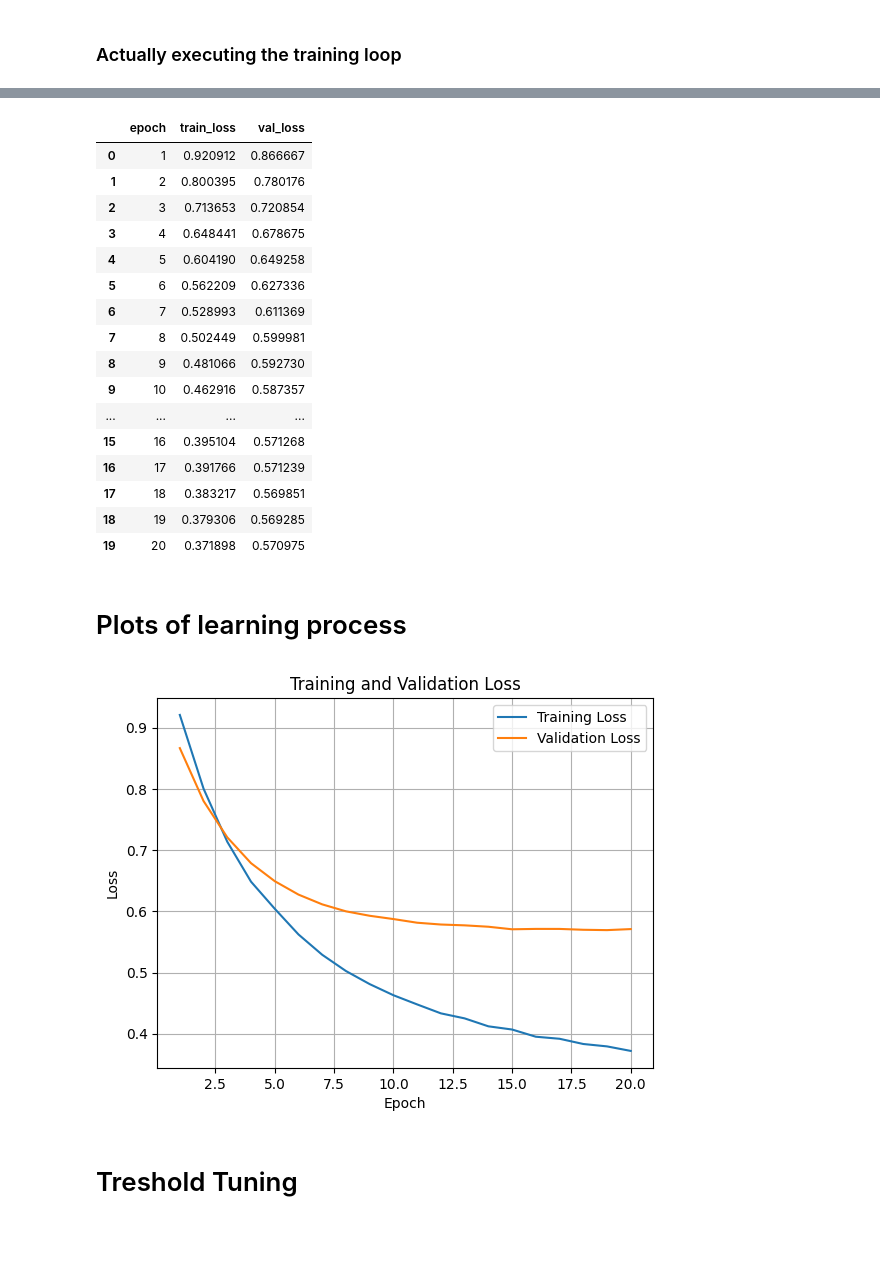
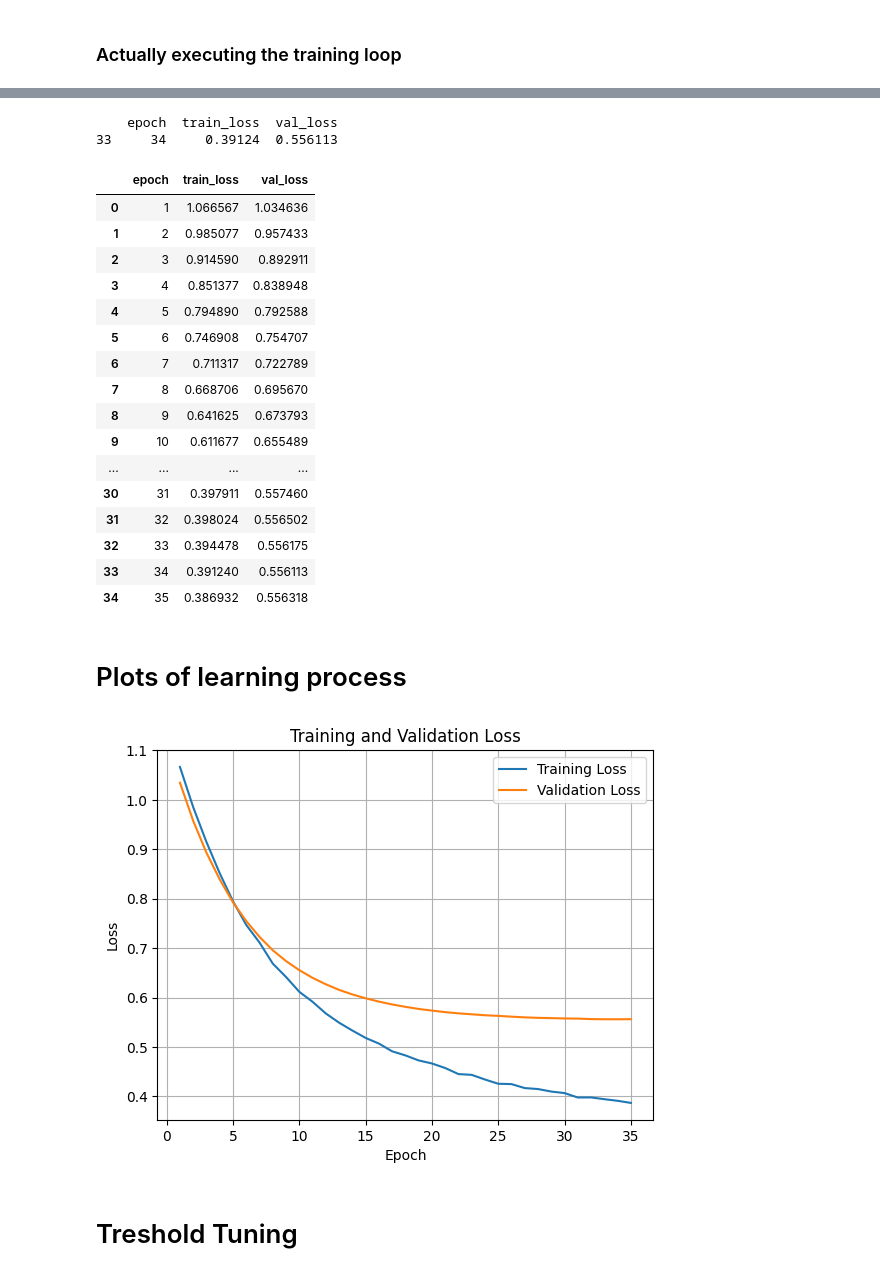
Before and after one commit to CsutiTheOne/Medical_Data_Processing, a Jupyter notebook: 4_MelanomaDetector.ipynb, the cells around one changed output, grey strips where cells are left out. Saved outputs shown, nothing was run; the diff lists cells and outputs as text; code cells hidden in the pictures; blank space fills up the shorter version.

```diff
--- a/4_MelanomaDetector.ipynb
+++ b/4_MelanomaDetector.ipynb
@@ -29,16 +29,16 @@ c.loadBest = False
 #+ Csak a végső osztályozót tanítom, ami ugyanaz minden backbone-nál
 #CoAtNetnél alapból 8e-7
 #Swinnél alapból: 8e-6
-c.learningRate = 2e-6   #initial learning rate (sched eta_min = lr * 0.1)
+c.learningRate = 1e-6   #initial learning rate (sched eta_min = lr * 0.1)
 
-c.weightDecay  = 8e-7   #nagyobb mer csak a head trainelődik
+c.weightDecay  = 5e-2
 #c.binaryThreshold = 0.35
 
 c.numClasses = 1  #Melanoma valószínüsége
 c.batchSize = 8
 c.workers = 8
 #this time its important to set epochs here
-c.trainingEpochs = 50
+c.trainingEpochs = 40
 # %% [markdown]
 # Initialize resources
 # %%
@@ -232,4 +232,4 @@ def trainingLoop(c:Config, tr:TrainingResources, stopAt = 0):
 c.training = True
 c.gpuSleep = 20
 
-trainingLoop(c, TR, stopAt=20)
+trainingLoop(c, TR, stopAt=35)
@@ -236,29 +239,33 @@ trainingLoop(c, TR, stopAt=20)
 # %%
+minLossRow = TR.history[ TR.history["val_loss"] == TR.history["val_loss"].min() ]
+print(minLossRow)
 display(TR.history)
 # %% [output]
+    epoch  train_loss  val_loss
+33     34     0.39124  0.556113
 |  | epoch | train_loss | val_loss |
-| 0 | 1 | 0.920912 | 0.866667 |
-| 1 | 2 | 0.800395 | 0.780176 |
-| 2 | 3 | 0.713653 | 0.720854 |
-| 3 | 4 | 0.648441 | 0.678675 |
-| 4 | 5 | 0.604190 | 0.649258 |
-| 5 | 6 | 0.562209 | 0.627336 |
-| 6 | 7 | 0.528993 | 0.611369 |
-| 7 | 8 | 0.502449 | 0.599981 |
-| 8 | 9 | 0.481066 | 0.592730 |
-| 9 | 10 | 0.462916 | 0.587357 |
+| 0 | 1 | 1.066567 | 1.034636 |
+| 1 | 2 | 0.985077 | 0.957433 |
+| 2 | 3 | 0.914590 | 0.892911 |
+| 3 | 4 | 0.851377 | 0.838948 |
+| 4 | 5 | 0.794890 | 0.792588 |
+| 5 | 6 | 0.746908 | 0.754707 |
+| 6 | 7 | 0.711317 | 0.722789 |
+| 7 | 8 | 0.668706 | 0.695670 |
+| 8 | 9 | 0.641625 | 0.673793 |
+| 9 | 10 | 0.611677 | 0.655489 |
 | ... | ... | ... | ... |
-| 15 | 16 | 0.395104 | 0.571268 |
-| 16 | 17 | 0.391766 | 0.571239 |
-| 17 | 18 | 0.383217 | 0.569851 |
-| 18 | 19 | 0.379306 | 0.569285 |
-| 19 | 20 | 0.371898 | 0.570975 |
+| 30 | 31 | 0.397911 | 0.557460 |
+| 31 | 32 | 0.398024 | 0.556502 |
+| 32 | 33 | 0.394478 | 0.556175 |
+| 33 | 34 | 0.391240 | 0.556113 |
+| 34 | 35 | 0.386932 | 0.556318 |
 # %% [markdown]
 # Plots of learning process
 # %%
 plots.plotBinaryTraining(TR.history, TR.plotsFolder)
 # %% [output]
-[figure, old version]
+[figure, new version]
 # %% [markdown]
 # Treshold Tuning
 # %% [markdown]
```
Also changed, not shown: parts of 6 cells of this notebook, 24 other files.
